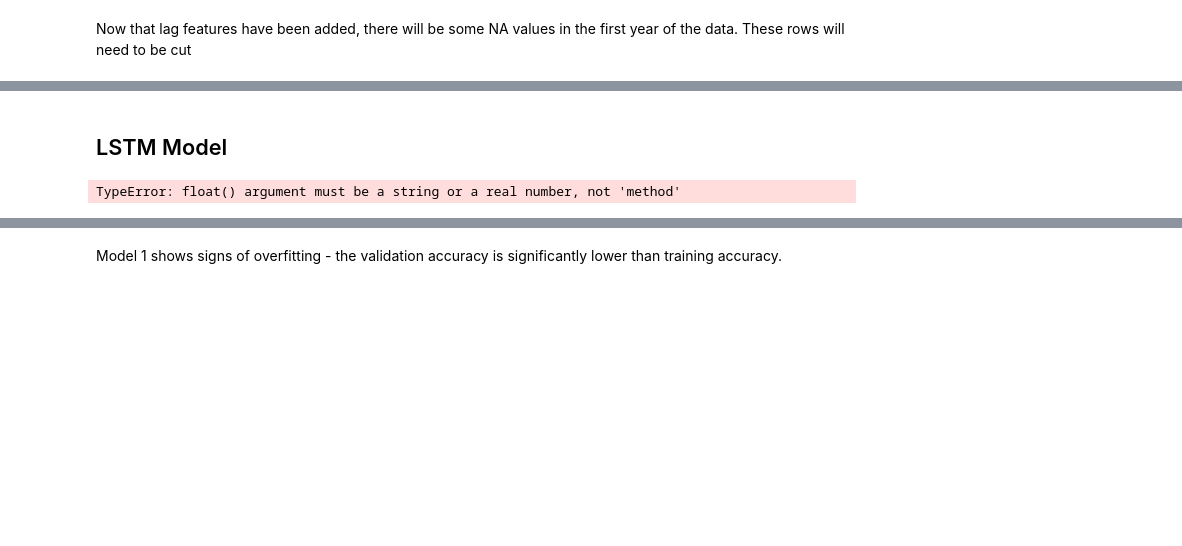
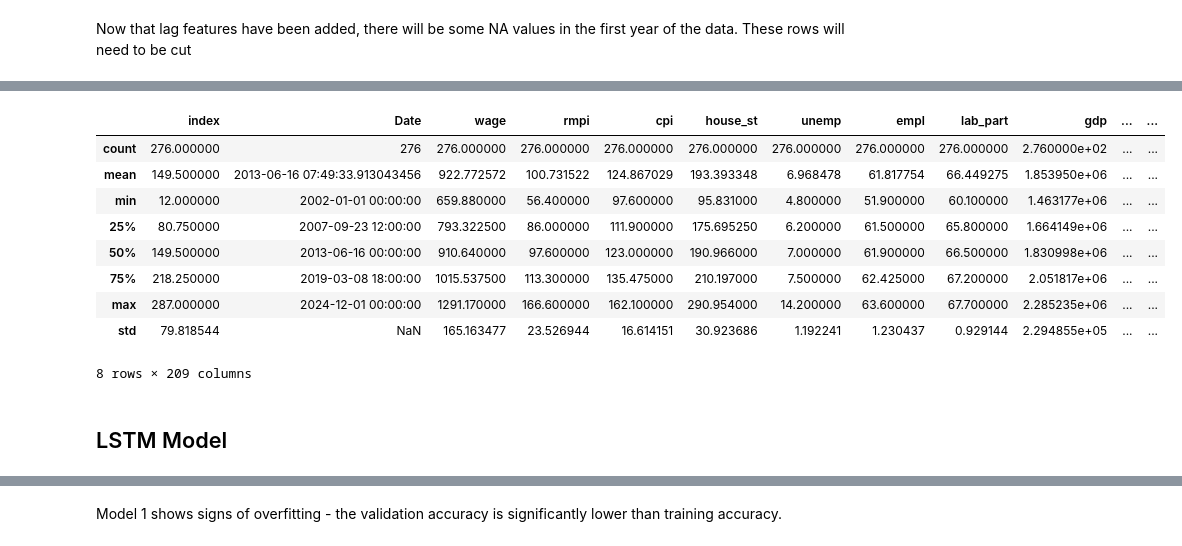
Before and after one commit to FleaBusyBeeBergs/dtsa5511-final-project, a Jupyter notebook: dtsa5511_final_project.ipynb, the cells around one changed output, grey strips where cells are left out. Saved outputs shown, nothing was run; the diff lists cells and outputs as text; code cells hidden in the pictures; blank space fills up the shorter version.

```diff
--- a/dtsa5511_final_project.ipynb
+++ b/dtsa5511_final_project.ipynb
@@ -807,11 +812,10 @@ ml_df['cpi_pctchg12'] = ml_df['cpi'].pct_change(periods=12) * 100  # % inflation
 ml_df['cpi_dev'] = ml_df['cpi_pctchg12'] - 2.0
 # %%
 # deviation from target inflation rate
-# ml_df['cpi_target_dev'] = ml_df['cpi'] - 2.0
+ml_df['cpi_target_dev'] = ml_df['cpi'] - 2.0
 
-# ml_df['interest_rate_dev_outside_band'] = ml_df['interest_rate'].apply(
-#    lambda x: 0 if 1.0 <= x <= 3.0 else (1.0 - x if x < 1.0 else x - 3.0)
-# )
+ml_df['interest_rate_dev_outside_band'] = ml_df['rate'].apply(lambda x: 0 if 1.0 <= x <= 3.0 else (1.0 - x if x < 1.0 else x - 3.0)
+ )
 # %%
 ml_df.shape
 # %% [output]
@@ -842,17 +846,17 @@ def create_lag_features(df, feature_list,
         # EMAs
         for span in ema_spans:
             colname = f'{feat}_ema{span}'
-            (new_feature_list.append(df_new[feat].ewm(span = span,
+            new_feature_list.append(df_new[feat].ewm(span = span,
                                                      adjust = False)
                                                  .mean()
-                                                 .rename(colname)))
+                                                 .rename(colname))
 
         # rolling std dev (volatility)
         for w in rolling_std_windows:
             colname = f'{feat}_rolling_std{w}'
-           (new_feature_list.append(df_new[feat].rolling(window = w)
+            new_feature_list.append(df_new[feat].rolling(window = w)
                                                 .std()
-                                                .rename(colname)))
+                                                .rename(colname))
 
         # dev from rolling mean
         for w in rolling_mean_windows:
@@ -866,11 +870,15 @@ def create_lag_features(df, feature_list,
             new_feature_list.append(roll_mean_series)
             new_feature_list.append(deviation_series)
 
-        # trend (diff of dev from longest rolling mean)
-        dev_col = f'{feat}_diff_rolling_mean{max(rolling_mean_windows)}'
-        if dev_col in df_new.columns or any(s.name == dev_col for s in new_feature_list):
-            trend_series = df_new[dev_col].diff().rename(f'{feat}_trend')
-            new_feature_list.append(trend_series)
+        # trend (diff of dev from longest rolling mean) - calculate after all other features for this variable
+        dev_col_name = f'{feat}_diff_rolling_mean{max(rolling_mean_windows)}'
+
+        # Find the deviation series in the new_feature_list
+        dev_series = next((s for s in new_feature_list if s.name == dev_col_name), None)
+        if dev_series is not None:
+             trend_series = dev_series.diff().rename(f'{feat}_trend')
+             new_feature_list.append(trend_series)
+
 
     # concat new features
     engineered_features = pd.concat(new_feature_list, axis = 1)
@@ -932,31 +950,46 @@ scaler = StandardScaler()
+# %%
+ml_df = ml_df.dropna()
+ml_df.describe()
+# %% [output]
+|  | index | Date | wage | rmpi | cpi | house_st | unemp | empl | lab_part | gdp | ... | ... |
+| count | 276.000000 | 276 | 276.000000 | 276.000000 | 276.000000 | 276.000000 | 276.000000 | 276.000000 | 276.000000 | 2.760000e+02 | ... | ... |
+| mean | 149.500000 | 2013-06-16 07:49:33.913043456 | 922.772572 | 100.731522 | 124.867029 | 193.393348 | 6.968478 | 61.817754 | 66.449275 | 1.853950e+06 | ... | ... |
+| min | 12.000000 | 2002-01-01 00:00:00 | 659.880000 | 56.400000 | 97.600000 | 95.831000 | 4.800000 | 51.900000 | 60.100000 | 1.463177e+06 | ... | ... |
+| 25% | 80.750000 | 2007-09-23 12:00:00 | 793.322500 | 86.000000 | 111.900000 | 175.695250 | 6.200000 | 61.500000 | 65.800000 | 1.664149e+06 | ... | ... |
+| 50% | 149.500000 | 2013-06-16 00:00:00 | 910.640000 | 97.600000 | 123.000000 | 190.966000 | 7.000000 | 61.900000 | 66.500000 | 1.830998e+06 | ... | ... |
+| 75% | 218.250000 | 2019-03-08 18:00:00 | 1015.537500 | 113.300000 | 135.475000 | 210.197000 | 7.500000 | 62.425000 | 67.200000 | 2.051817e+06 | ... | ... |
+| max | 287.000000 | 2024-12-01 00:00:00 | 1291.170000 | 166.600000 | 162.100000 | 290.954000 | 14.200000 | 63.600000 | 67.700000 | 2.285235e+06 | ... | ... |
+| std | 79.818544 | NaN | 165.163477 | 23.526944 | 16.614151 | 30.923686 | 1.192241 | 1.230437 | 0.929144 | 2.294855e+05 | ... | ... |
+8 rows × 209 columns
 # %% [markdown]
 ## LSTM Model
 # %%
-# implement imbalanced learning!
-
-# change labels {-1, 0, 1} to {0, 1, 2}
+# 1. Shift labels: {-1, 0, 1} → {0, 1, 2}
 rate_change_shifted = ml_df['rate_change'] + 1
 
-# prep features
+# 2. Prepare features
 X = ml_df.drop(columns=['rate', 'rate_change'])
-X = X.select_dtypes(exclude=['datetime64[ns]', 'datetime64[ns, UTC]'])
+X = X.select_dtypes(exclude=['datetime64[ns]', 'datetime64[ns, UTC]'])  # Drop date columns
 
-# scale
+# 3. Scale features
 scaler = StandardScaler()
 X_scaled = scaler.fit_transform(X)
 
-# split
+# 4. Train-test split (80/20)
 split_point = int(len(X_scaled) * 0.8)
 X_train = X_scaled[:split_point]
-X_test = X_scaled[split_point:]
+X_test  = X_scaled[split_point:]
+
+# 5. Prepare labels
 rate_train = rate_change_shifted[:split_point]
-rate_test = rate_change_shifted[split_point:]
+rate_test  = rate_change_shifted[split_point:]
 
-# rate train and test to arrays before one-hot encoding
-y_train = to_categorical(rate_train.iloc[:, 0].to_numpy(), num_classes = 3)
-y_test = to_categorical(rate_test.iloc[:, 0].to_numpy(), num_classes = 3)
+# 6. Save integer labels BEFORE one-hot encoding for class weights
+y_train_labels = rate_train.to_numpy()
+
+# 7. One-hot encode target labels for LSTM
+y_train = to_categorical(y_train_labels, num_classes=3)
+y_test  = to_categorical(rate_test.to_numpy(), num_classes=3)
-# %% [output]
-TypeError: float() argument must be a string or a real number, not 'method'
 # %%
 # create sequences
 def create_sequences(X, y, time_steps = 12):
```
Also changed, not shown: parts of 19 cells of this notebook.
